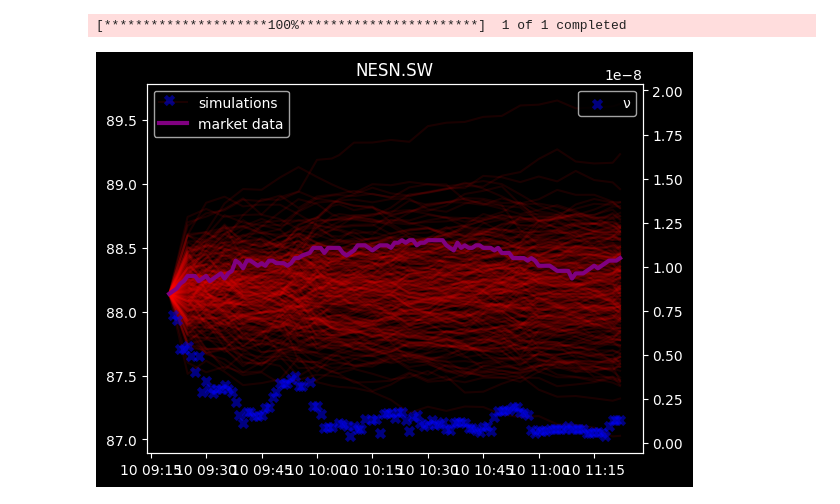
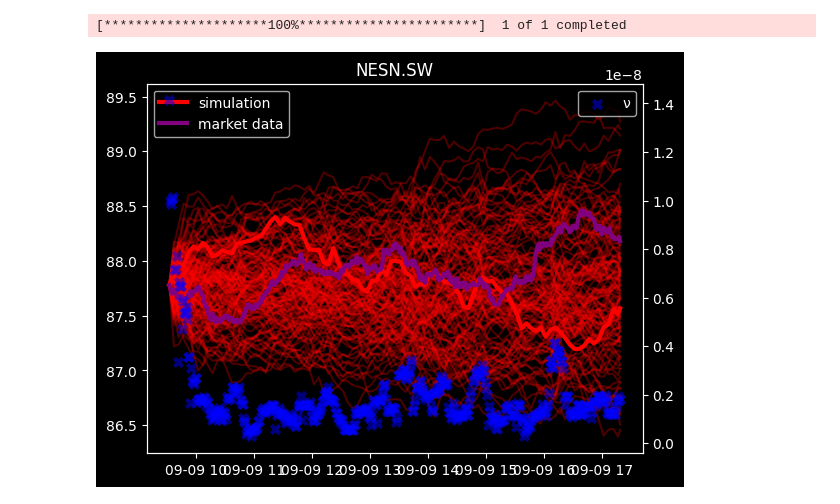
Before and after one commit to viviankessler/neural-sde, a Jupyter notebook: infer_heston.ipynb, the cells around one changed output. Cells and saved outputs as stored; diff of their text form; code cells hidden in the pictures.

```diff
--- a/infer_heston.ipynb
+++ b/infer_heston.ipynb
@@ -10,16 +9,17 @@ plt.style.use('dark_background')
 # %%
 STOCK_NAME = "NESN.SW"
 
-TIME_PERIOD = "1d"
+START = date.today() - timedelta(days=1)
+END = date.today()
 TIME_INTERVAL = "1m"
 DT = 5 * 60
 
-LOCAL_WINDOW_SIZE = 10
+LOCAL_WINDOW_SIZE = 15
 # %% [markdown]
 ![image.png](attachment:image.png)
 # %%
 # S
-observed_prices = yf.download(STOCK_NAME, period=TIME_PERIOD, interval=TIME_INTERVAL)["Adj Close"]
+observed_prices = yf.download(STOCK_NAME, start=START, end=END, interval=TIME_INTERVAL)["Adj Close"]
 # t
 observation_times = observed_prices.index.astype("int64")  # datetime to number of 1e-9 seconds since 1/1/1970
 observation_times = (observation_times - min(observation_times)) / 1e9
@@ -49,34 +49,35 @@ class VerificationHeston(torch.nn.Module):
     brownian_size = 1
 
     def __init__(self, local_volatilities, index):
         super().__init__()
         self.local_volatilities = local_volatilities
         self.index = index
 
     def f(self, t, y):
         return 0 * y
 
     def g(self, t, y):
         closest_index = torch.argmin(torch.abs(self.index - t))
         volatility = self.local_volatilities[closest_index]
         return torch.sqrt(volatility) * y
 
 _times = torch.tensor(observed_heston_process["t"], requires_grad=False)
-_s0 = torch.tensor(observed_heston_process["S"].iloc[0], requires_grad=False).repeat(256, 1)
+_s0 = torch.tensor(observed_heston_process["S"].iloc[0], requires_grad=False).repeat(128, 1)
 _local_volatilities = torch.tensor(list(observed_heston_process["ν"]), requires_grad=False)
 _sde = VerificationHeston(_local_volatilities, _times)
 
 _solution = torchsde.sdeint(_sde, _s0, _times, method="euler", dt=DT)
 
 fig, ax1 = plt.subplots()
 ax2 = ax1.twinx()
-for i, trajectory in enumerate(_solution.transpose(0, 1).squeeze()):
-    ax1.plot(observed_heston_process.index, trajectory, c="red", alpha=.1, label="simulations" if i == 0 else None)
+for trajectory in _solution.transpose(0, 1).squeeze():
+    ax1.plot(observed_heston_process.index, trajectory, c="red", alpha=.3)
+ax1.plot(observed_heston_process.index, _solution.transpose(0, 1).squeeze()[0], c="red", linewidth=3, label="simulation")
 ax1.plot(observed_heston_process.index, list(observed_heston_process["S"]), c="purple", linewidth=3, label="market data")
 ax1.legend()
 ax2.scatter(observed_heston_process.index, list(observed_heston_process["ν"]), c="blue", linewidth=3, alpha=.5, label="ν", marker="x")
 ax2.legend()
 plt.title(STOCK_NAME)
 plt.show()
 # %% [output]
-[figure, old version]
+[figure, new version]
```
Also changed, not shown: parts of 1 cell of this notebook.
